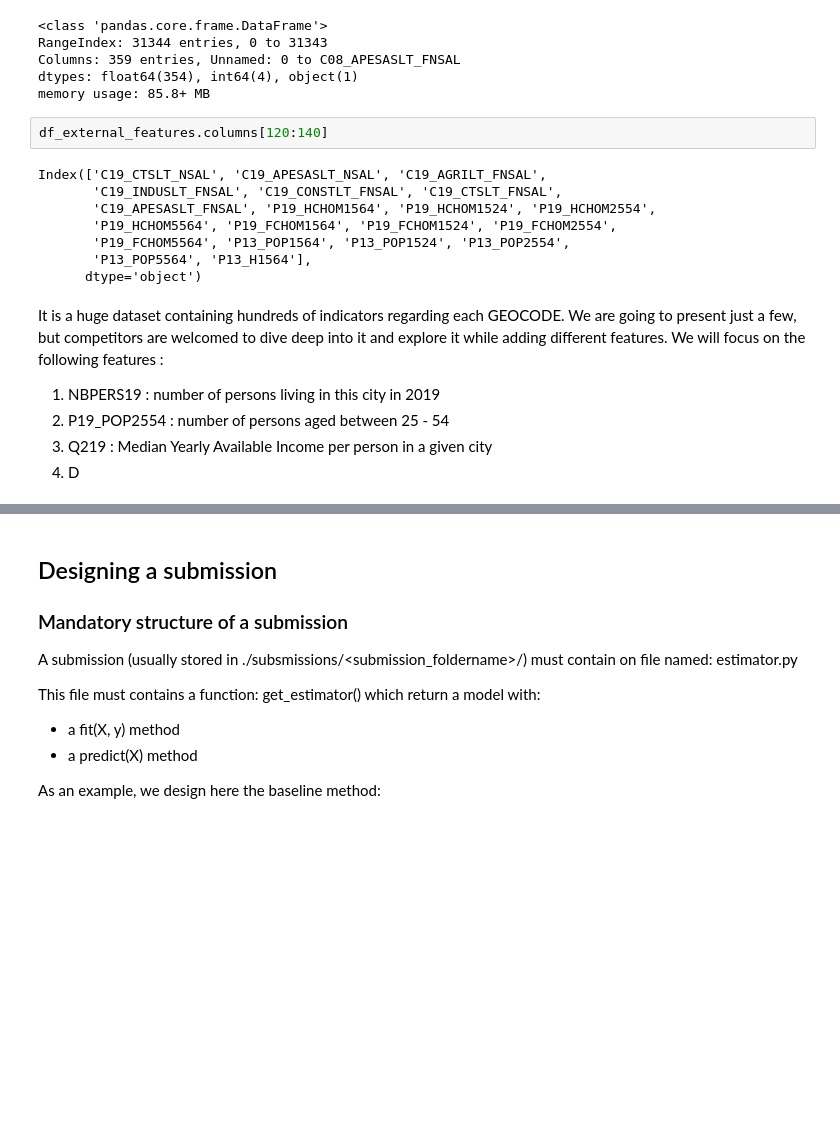
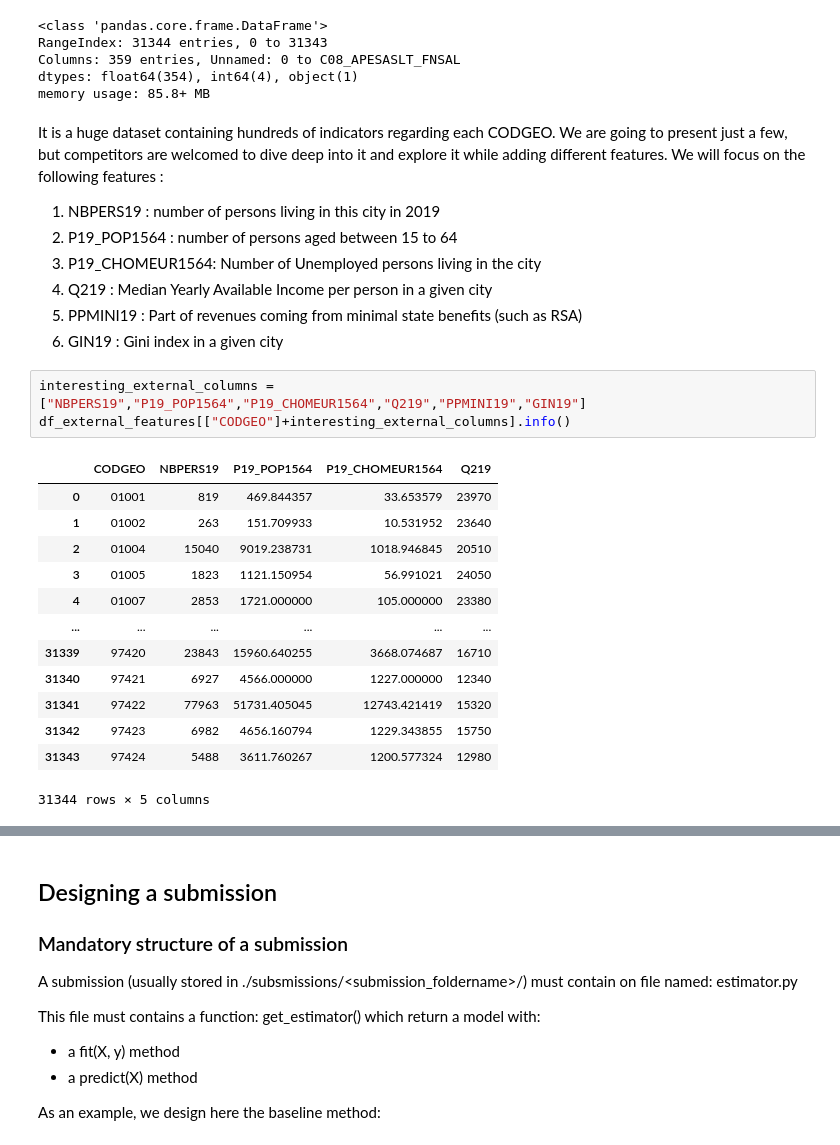
Before and after one commit to alexisbouley/Datacamp-Presidential-Project, a Jupyter notebook: french_elections_starting_kit.ipynb, the cells around one changed output, grey strips where cells are left out. Drawn from its saved outputs; the diff is of its cells as text; blank space fills up the shorter version.

```diff
--- a/french_elections_starting_kit.ipynb
+++ b/french_elections_starting_kit.ipynb
@@ -296,20 +266,29 @@ RangeIndex: 31344 entries, 0 to 31343
 Columns: 359 entries, Unnamed: 0 to C08_APESASLT_FNSAL
 dtypes: float64(354), int64(4), object(1)
 memory usage: 85.8+ MB
-# %%
-df_external_features.columns[120:140]
-# %% [output]
-Index(['C19_CTSLT_NSAL', 'C19_APESASLT_NSAL', 'C19_AGRILT_FNSAL',
-       'C19_INDUSLT_FNSAL', 'C19_CONSTLT_FNSAL', 'C19_CTSLT_FNSAL',
-       'C19_APESASLT_FNSAL', 'P19_HCHOM1564', 'P19_HCHOM1524', 'P19_HCHOM2554',
-       'P19_HCHOM5564', 'P19_FCHOM1564', 'P19_FCHOM1524', 'P19_FCHOM2554',
-       'P19_FCHOM5564', 'P13_POP1564', 'P13_POP1524', 'P13_POP2554',
-       'P13_POP5564', 'P13_H1564'],
-      dtype='object')
 # %% [markdown]
-It is a huge dataset containing hundreds of indicators regarding each GEOCODE. We are going to present just a few, but competitors are welcomed to dive deep into it and explore it while adding different features.
+It is a huge dataset containing hundreds of indicators regarding each CODGEO. We are going to present just a few, but competitors are welcomed to dive deep into it and explore it while adding different features.
 We will focus on the following features :
 1. NBPERS19	: number of persons living in this city in 2019
-2. P19_POP2554 : number of persons aged between 25 - 54
-3. Q219 : Median Yearly Available Income per person in a given city
-4. D
+2. P19_POP1564 : number of persons aged between 15 to 64
+3. P19_CHOMEUR1564: Number of Unemployed persons living in the city
+4. Q219 : Median Yearly Available Income per person in a given city
+5. PPMINI19 : Part of revenues coming from minimal state benefits (such as RSA)
+6. GIN19 : Gini index in a given city
+# %%
+interesting_external_columns = ["NBPERS19","P19_POP1564","P19_CHOMEUR1564","Q219","PPMINI19","GIN19"]
+df_external_features[["CODGEO"]+interesting_external_columns].info()
+# %% [output]
+|  | CODGEO | NBPERS19 | P19_POP1564 | P19_CHOMEUR1564 | Q219 |
+| 0 | 01001 | 819 | 469.844357 | 33.653579 | 23970 |
+| 1 | 01002 | 263 | 151.709933 | 10.531952 | 23640 |
+| 2 | 01004 | 15040 | 9019.238731 | 1018.946845 | 20510 |
+| 3 | 01005 | 1823 | 1121.150954 | 56.991021 | 24050 |
+| 4 | 01007 | 2853 | 1721.000000 | 105.000000 | 23380 |
+| ... | ... | ... | ... | ... | ... |
+| 31339 | 97420 | 23843 | 15960.640255 | 3668.074687 | 16710 |
+| 31340 | 97421 | 6927 | 4566.000000 | 1227.000000 | 12340 |
+| 31341 | 97422 | 77963 | 51731.405045 | 12743.421419 | 15320 |
+| 31342 | 97423 | 6982 | 4656.160794 | 1229.343855 | 15750 |
+| 31343 | 97424 | 5488 | 3611.760267 | 1200.577324 | 12980 |
+31344 rows × 5 columns
```
Also changed, not shown: parts of 12 cells of this notebook.
